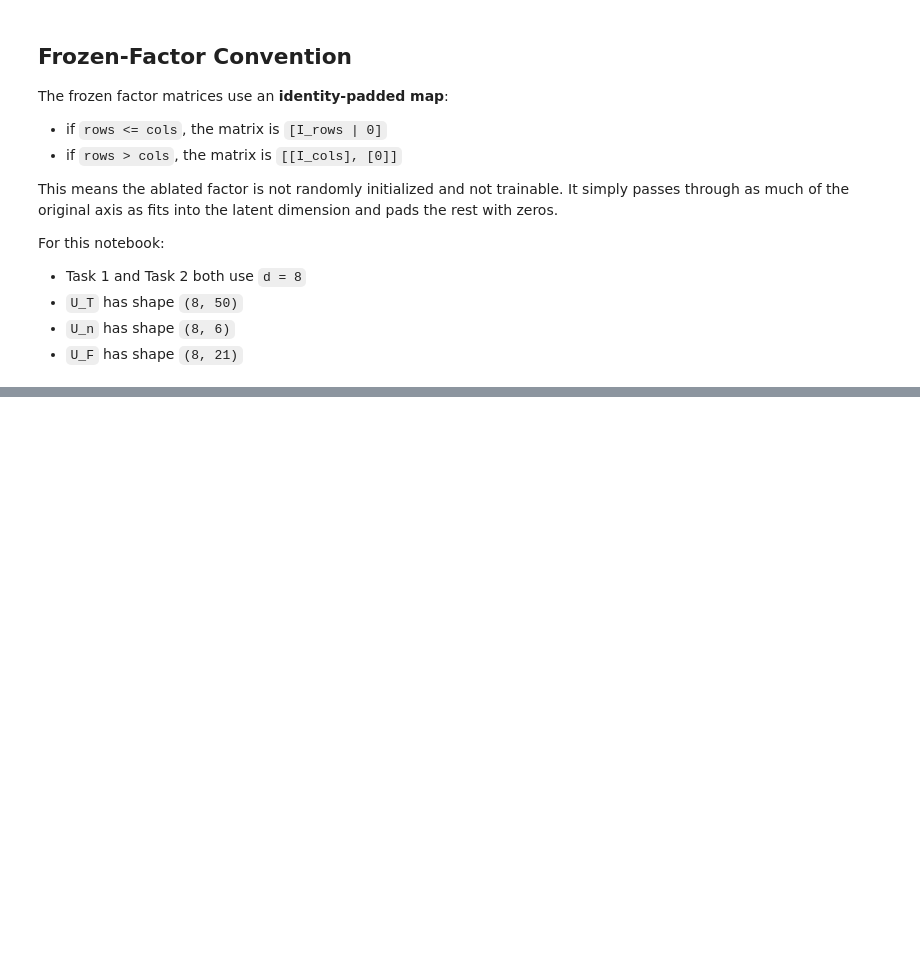
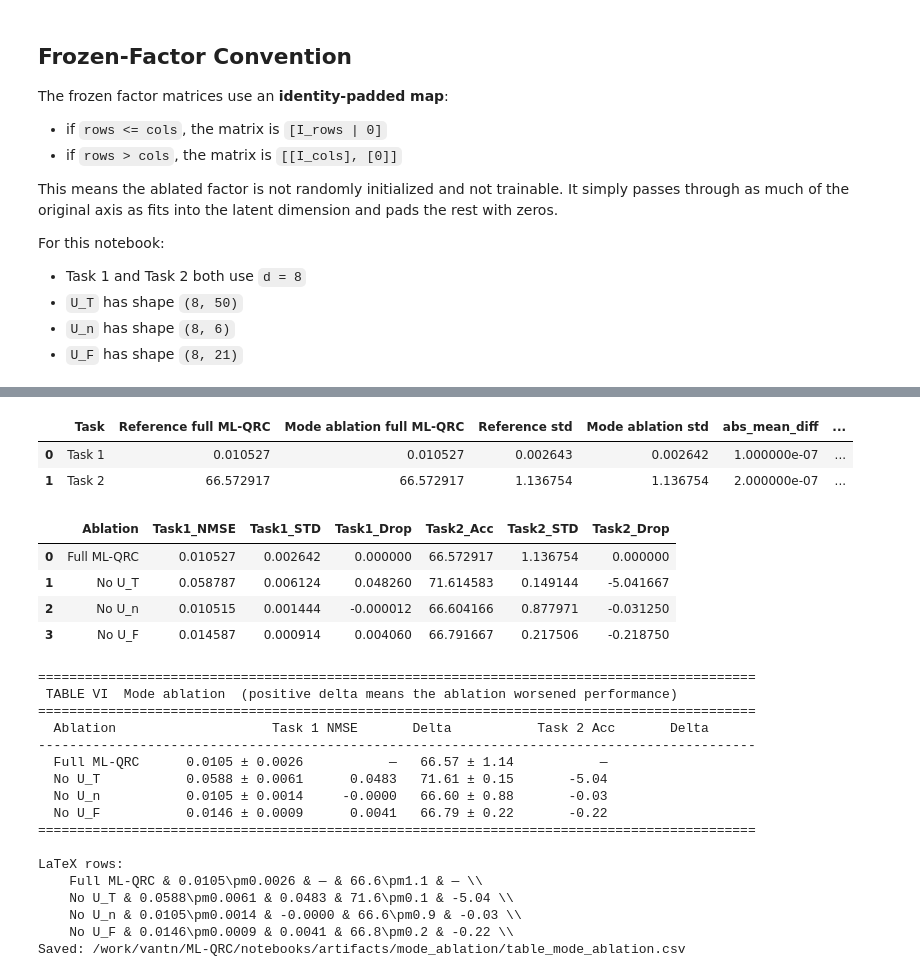
Before and after one commit to vantnprof/ML-QRC, a Jupyter notebook: notebooks/mode_ablation_ml_qrc.ipynb, the cells around one changed output, grey strips where cells are left out. Saved outputs shown, nothing was run; the diff lists cells and outputs as text; code cells hidden in the pictures; blank space fills up the shorter version.

```diff
--- a/notebooks/mode_ablation_ml_qrc.ipynb
+++ b/notebooks/mode_ablation_ml_qrc.ipynb
@@ -504,6 +579,8 @@ task2_reference = pd.read_csv(TASK2_TABLE)
 
 task1_ref_full = float(task1_reference.loc[task1_reference["raw_key"] == "ML-QRC-M", "full_mean"].iloc[0])
 task2_ref_full = float(task2_reference.loc[task2_reference["Method"] == "ML-QRC (ours)", "full_mean"].iloc[0])
+task1_ref_std = float(task1_reference.loc[task1_reference["raw_key"] == "ML-QRC-M", "full_std"].iloc[0])
+task2_ref_std = float(task2_reference.loc[task2_reference["Method"] == "ML-QRC (ours)", "full_std"].iloc[0])
 
 consistency = pd.DataFrame(
     [
@@ -511,20 +588,33 @@ consistency = pd.DataFrame(
             "Task": "Task 1",
             "Reference full ML-QRC": task1_ref_full,
             "Mode ablation full ML-QRC": task1_full_mean,
+            "Reference std": task1_ref_std,
+            "Mode ablation std": float(task1_summary.loc[task1_summary["ablation"] == "Full ML-QRC", "nmse_std"].iloc[0]),
         },
         {
             "Task": "Task 2",
             "Reference full ML-QRC": task2_ref_full,
             "Mode ablation full ML-QRC": task2_full_mean,
+            "Reference std": task2_ref_std,
+            "Mode ablation std": float(task2_summary.loc[task2_summary["ablation"] == "Full ML-QRC", "acc_std"].iloc[0]),
         },
     ]
 )
+consistency["abs_mean_diff"] = (consistency["Reference full ML-QRC"] - consistency["Mode ablation full ML-QRC"]).abs()
+consistency["abs_std_diff"] = (consistency["Reference std"] - consistency["Mode ablation std"]).abs()
 display(consistency)
+
+if (consistency["abs_mean_diff"] > 5e-6).any() or (consistency["abs_std_diff"] > 5e-6).any():
+    raise AssertionError("Mode-ablation full-model rows do not match the main Task 1/Task 2 tables.")
+# %% [output]
+|  | Task | Reference full ML-QRC | Mode ablation full ML-QRC | Reference std | Mode ablation std | abs_mean_diff | ... |
+| 0 | Task 1 | 0.010527 | 0.010527 | 0.002643 | 0.002642 | 1.000000e-07 | ... |
+| 1 | Task 2 | 66.572917 | 66.572917 | 1.136754 | 1.136754 | 2.000000e-07 | ... |
 # %%
 # This cell builds the draft-ready Table VI.
 #
-# For Task 1, positive drop means the NMSE increased after ablation.
-# For Task 2, positive drop means the accuracy decreased after ablation.
+# Signed deltas are relative to the full model.
+# Positive means the ablation worsened performance; negative means it improved.
 
 order = ["Full ML-QRC", "No U_T", "No U_n", "No U_F"]
 task1_summary["ablation"] = pd.Categorical(task1_summary["ablation"], categories=order, ordered=True)
@@ -555,36 +645,59 @@ task2_summary_csv = ARTIFACT_DIR / "task2_mode_ablation_summary.csv"
 mode_table.to_csv(mode_table_csv, index=False, float_format="%.6f")
 task1_raw.to_csv(task1_raw_csv, index=False, float_format="%.6f")
 task2_raw.to_csv(task2_raw_csv, index=False, float_format="%.6f")
 task1_summary.to_csv(task1_summary_csv, index=False, float_format="%.6f")
 task2_summary.to_csv(task2_summary_csv, index=False, float_format="%.6f")
 
 print("=" * 92)
-print(" TABLE VI  Mode ablation  (positive drop means the frozen mode contributes)")
+print(" TABLE VI  Mode ablation  (positive delta means the ablation worsened performance)")
 print("=" * 92)
-print(f"  {'Ablation':<16} {'Task 1 NMSE':>22}  {'Drop':>10}   {'Task 2 Acc':>18}  {'Drop':>10}")
+print(f"  {'Ablation':<16} {'Task 1 NMSE':>22}  {'Delta':>10}   {'Task 2 Acc':>18}  {'Delta':>10}")
 print("-" * 92)
 for _, row in mode_table.iterrows():
     task1_drop = "—" if row["Ablation"] == "Full ML-QRC" else f"{row['Task1_Drop']:.4f}"
     task2_drop = "—" if row["Ablation"] == "Full ML-QRC" else f"{row['Task2_Drop']:.2f}"
     print(
         f"  {row['Ablation']:<16} "
         f"{row['Task1_NMSE']:.4f} ± {row['Task1_STD']:.4f}  "
         f"{task1_drop:>10}   "
         f"{row['Task2_Acc']:.2f} ± {row['Task2_STD']:.2f}  "
         f"{task2_drop:>10}"
     )
 print("=" * 92)
 
 print("\nLaTeX rows:")
 for _, row in mode_table.iterrows():
     task1_drop = "—" if row["Ablation"] == "Full ML-QRC" else f"{row['Task1_Drop']:.4f}"
     task2_drop = "—" if row["Ablation"] == "Full ML-QRC" else f"{row['Task2_Drop']:.2f}"
     print(
         f"    {row['Ablation']} & {row['Task1_NMSE']:.4f}\\pm{row['Task1_STD']:.4f} & {task1_drop} & "
-        f"{row['Task2_Acc']:.1f}\\pm{row['Task2_STD']:.1f} & {task2_drop} \\"
+        f"{row['Task2_Acc']:.1f}\\pm{row['Task2_STD']:.1f} & {task2_drop} \\\\"
     )
 
 print(f"Saved: {mode_table_csv.resolve()}")
+# %% [output]
+|  | Ablation | Task1_NMSE | Task1_STD | Task1_Drop | Task2_Acc | Task2_STD | Task2_Drop |
+| 0 | Full ML-QRC | 0.010527 | 0.002642 | 0.000000 | 66.572917 | 1.136754 | 0.000000 |
+| 1 | No U_T | 0.058787 | 0.006124 | 0.048260 | 71.614583 | 0.149144 | -5.041667 |
+| 2 | No U_n | 0.010515 | 0.001444 | -0.000012 | 66.604166 | 0.877971 | -0.031250 |
+| 3 | No U_F | 0.014587 | 0.000914 | 0.004060 | 66.791667 | 0.217506 | -0.218750 |
+============================================================================================
+ TABLE VI  Mode ablation  (positive delta means the ablation worsened performance)
+============================================================================================
+  Ablation                    Task 1 NMSE       Delta           Task 2 Acc       Delta
+--------------------------------------------------------------------------------------------
+  Full ML-QRC      0.0105 ± 0.0026           —   66.57 ± 1.14           —
+  No U_T           0.0588 ± 0.0061      0.0483   71.61 ± 0.15       -5.04
+  No U_n           0.0105 ± 0.0014     -0.0000   66.60 ± 0.88       -0.03
+  No U_F           0.0146 ± 0.0009      0.0041   66.79 ± 0.22       -0.22
+============================================================================================
+
+LaTeX rows:
+    Full ML-QRC & 0.0105\pm0.0026 & — & 66.6\pm1.1 & — \\
+    No U_T & 0.0588\pm0.0061 & 0.0483 & 71.6\pm0.1 & -5.04 \\
+    No U_n & 0.0105\pm0.0014 & -0.0000 & 66.6\pm0.9 & -0.03 \\
+    No U_F & 0.0146\pm0.0009 & 0.0041 & 66.8\pm0.2 & -0.22 \\
+Saved: /work/vantn/ML-QRC/notebooks/artifacts/mode_ablation/table_mode_ablation.csv
 # %%
 # This cell creates a compact Task 1 drop figure.
 
```
Also changed, not shown: parts of 11 cells of this notebook, 3 other files.
